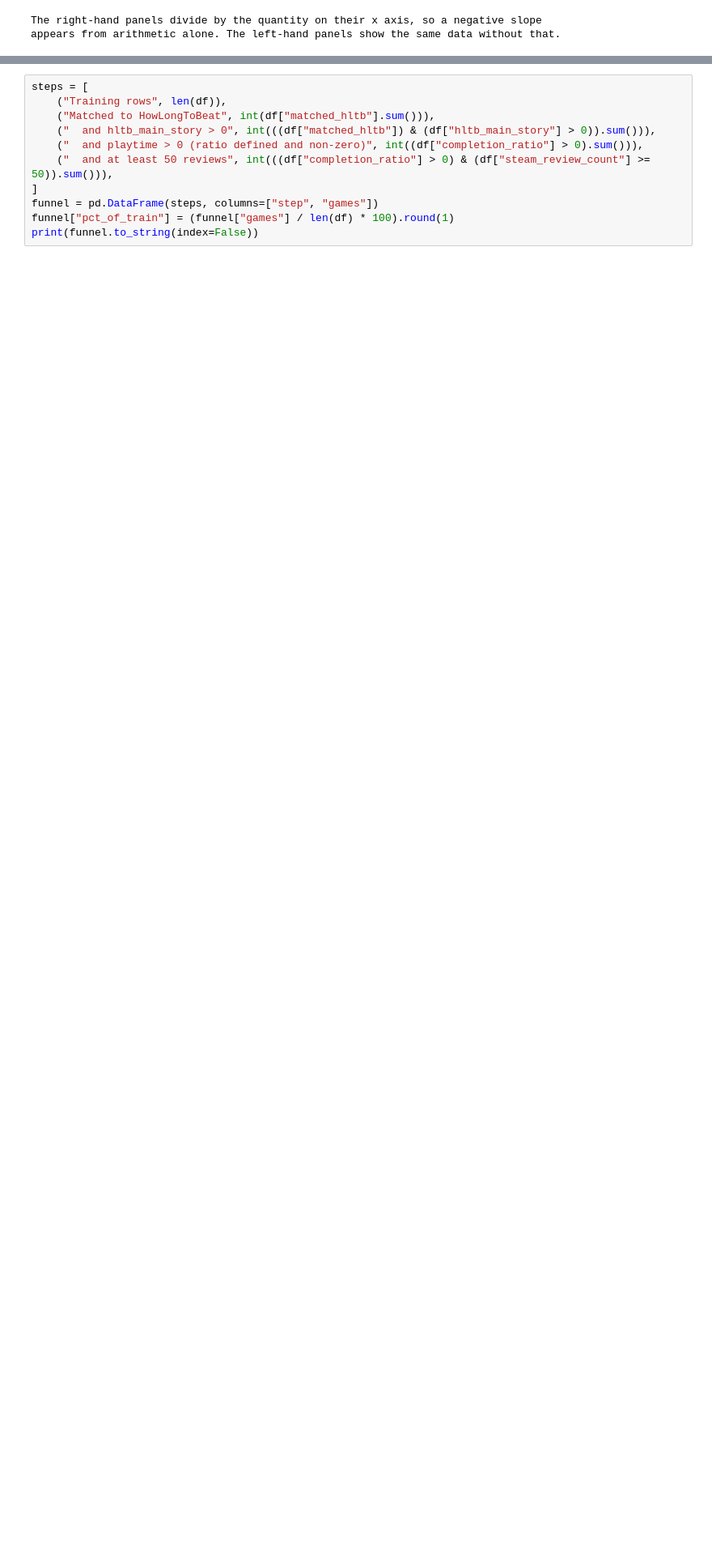
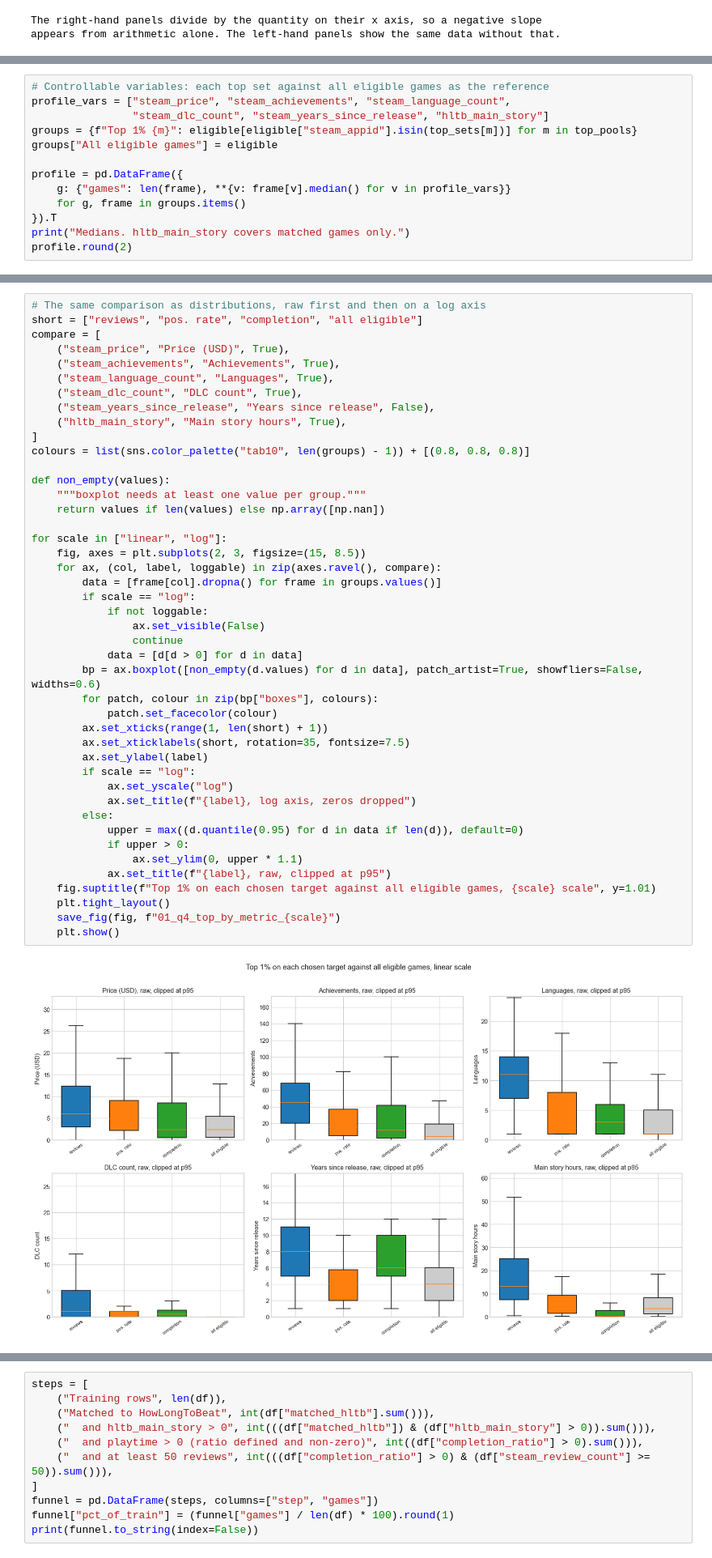
Before and after one commit to SinYang13/IS630, a Jupyter notebook: notebooks/01_eda.ipynb, the cells around one changed output, grey strips where cells are left out. Shown at 81% size. Cells and saved outputs as stored; diff of their text form; blank space fills up the shorter version.

```diff
--- a/notebooks/01_eda.ipynb
+++ b/notebooks/01_eda.ipynb
@@ -540,0 +771,13 @@ Lay a Beauty to Rest: The Darkness Peach Blossom Spring            305.31
+# %%
+# Controllable variables: each top set against all eligible games as the reference
+profile_vars = ["steam_price", "steam_achievements", "steam_language_count",
+                "steam_dlc_count", "steam_years_since_release", "hltb_main_story"]
+groups = {f"Top 1% {m}": eligible[eligible["steam_appid"].isin(top_sets[m])] for m in top_pools}
+groups["All eligible games"] = eligible
+
+profile = pd.DataFrame({
+    g: {"games": len(frame), **{v: frame[v].median() for v in profile_vars}}
+    for g, frame in groups.items()
+}).T
+print("Medians. hltb_main_story covers matched games only.")
+profile.round(2)
@@ -540,0 +791,46 @@ Lay a Beauty to Rest: The Darkness Peach Blossom Spring            305.31
+# %%
+# The same comparison as distributions, raw first and then on a log axis
+short = ["reviews", "pos. rate", "completion", "all eligible"]
+compare = [
+    ("steam_price", "Price (USD)", True),
+    ("steam_achievements", "Achievements", True),
+    ("steam_language_count", "Languages", True),
+    ("steam_dlc_count", "DLC count", True),
+    ("steam_years_since_release", "Years since release", False),
+    ("hltb_main_story", "Main story hours", True),
+]
+colours = list(sns.color_palette("tab10", len(groups) - 1)) + [(0.8, 0.8, 0.8)]
+
+def non_empty(values):
+    """boxplot needs at least one value per group."""
+    return values if len(values) else np.array([np.nan])
+
+for scale in ["linear", "log"]:
+    fig, axes = plt.subplots(2, 3, figsize=(15, 8.5))
+    for ax, (col, label, loggable) in zip(axes.ravel(), compare):
+        data = [frame[col].dropna() for frame in groups.values()]
+        if scale == "log":
+            if not loggable:
+                ax.set_visible(False)
+                continue
+            data = [d[d > 0] for d in data]
+        bp = ax.boxplot([non_empty(d.values) for d in data], patch_artist=True, showfliers=False, widths=0.6)
+        for patch, colour in zip(bp["boxes"], colours):
+            patch.set_facecolor(colour)
+        ax.set_xticks(range(1, len(short) + 1))
+        ax.set_xticklabels(short, rotation=35, fontsize=7.5)
+        ax.set_ylabel(label)
+        if scale == "log":
+            ax.set_yscale("log")
+            ax.set_title(f"{label}, log axis, zeros dropped")
+        else:
+            upper = max((d.quantile(0.95) for d in data if len(d)), default=0)
+            if upper > 0:
+                ax.set_ylim(0, upper * 1.1)
+            ax.set_title(f"{label}, raw, clipped at p95")
+    fig.suptitle(f"Top 1% on each chosen target against all eligible games, {scale} scale", y=1.01)
+    plt.tight_layout()
+    save_fig(fig, f"01_q4_top_by_metric_{scale}")
+    plt.show()
+# %% [output]
+[figure, added]
```
Also changed, not shown: parts of 48 cells of this notebook, 11 other files.
